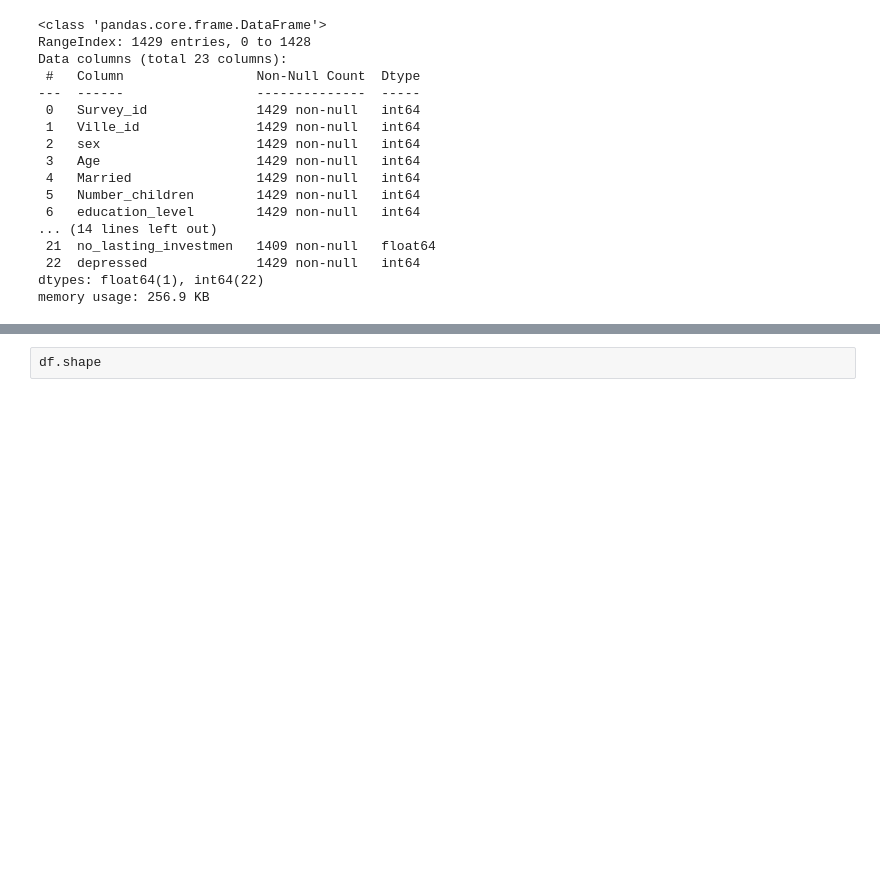
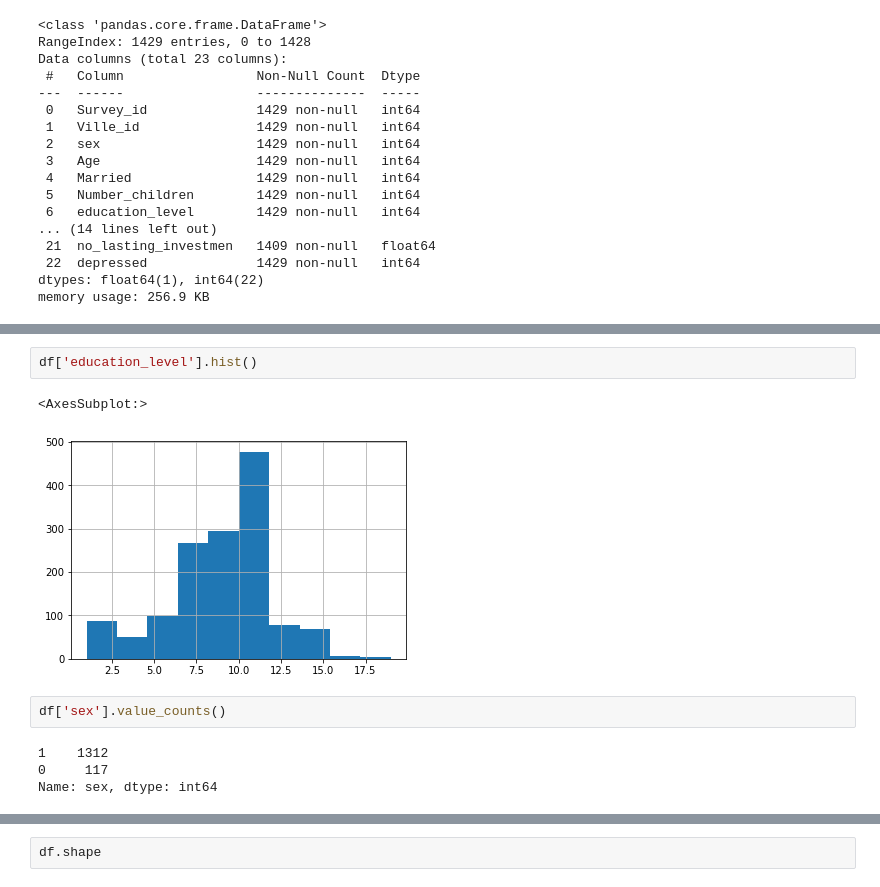
Before and after one commit to kaline/TrabalhoFinalML, a Jupyter notebook: dataset.ipynb, the cells around one changed output, grey strips where cells are left out. Drawn from its saved outputs; the diff is of its cells as text; blank space fills up the shorter version.

```diff
--- a/dataset.ipynb
+++ b/dataset.ipynb
@@ -67,0 +82,11 @@ memory usage: 256.9 KB
+# %%
+df['education_level'].hist()
+# %% [output]
+<AxesSubplot:>
+[figure, added]
+# %%
+df['sex'].value_counts()
+# %% [output]
+1    1312
+0     117
+Name: sex, dtype: int64
```
Also changed, not shown: parts of 5 cells of this notebook.
